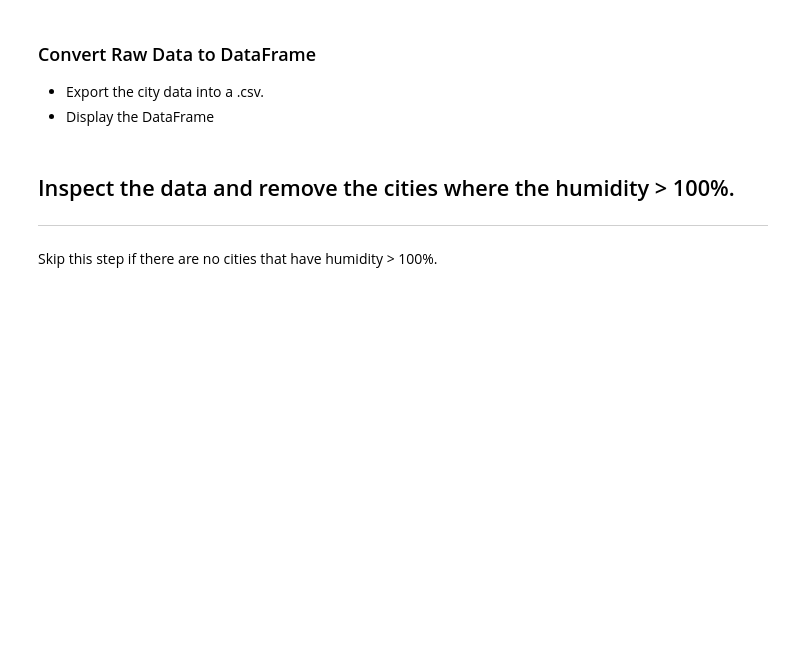
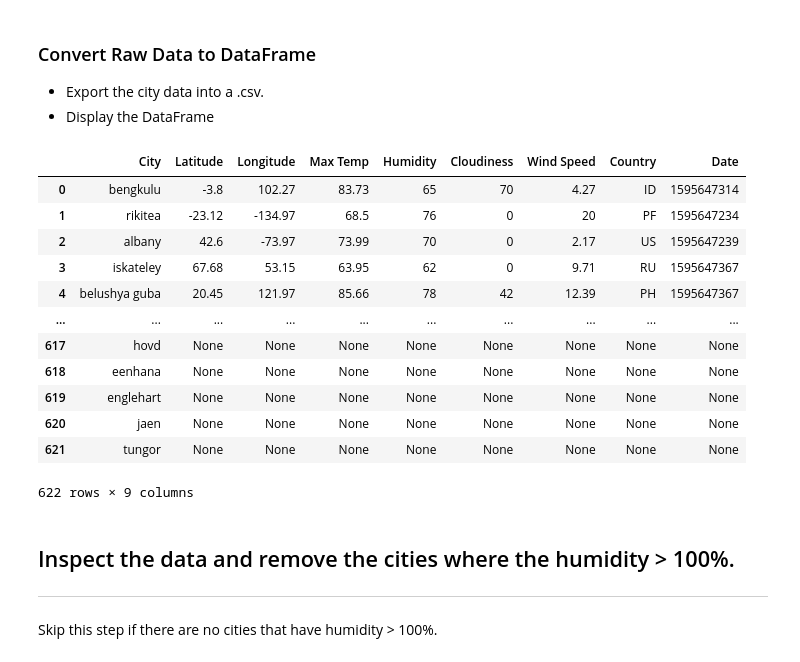
Before and after one commit to emilyfrels/python-api-challenge, a Jupyter notebook: WeatherPy/WeatherPy.ipynb, the cells around one changed output. Drawn from its saved outputs; the diff is of its cells as text; code cells hidden in the pictures; blank space fills up the shorter version.

Commit message:
Cleaned data and exported output to CSV

```diff
--- a/WeatherPy/WeatherPy.ipynb
+++ b/WeatherPy/WeatherPy.ipynb
@@ -34,8 +34,8 @@ cities = []
 
 # *******REMEMBER TO CHANGE THE SIZE BACK TO 1500********
 # Create a set of random lat and lng combinations
-lats = np.random.uniform(lat_range[0], lat_range[1], size=5)
-lngs = np.random.uniform(lng_range[0], lng_range[1], size=5)
+lats = np.random.uniform(lat_range[0], lat_range[1], size=1500)
+lngs = np.random.uniform(lng_range[0], lng_range[1], size=1500)
 lat_lngs = zip(lats, lngs)
 
 # Identify nearest city for each lat, lng combination
@@ -48,4 +48,3 @@ for lat_lng in lat_lngs:
 
 # Print the city count to confirm sufficient count
 len(cities)
-print(cities)
@@ -98,20 +118,35 @@ for city in cities:
 # %%
 # Create a dictionary so we can create a dataframe
 weather_data = {
     "City": cities,
     "Latitude": lat,
     "Longitude": long,
     "Max Temp": max_temp,
     "Humidity": humidity,
     "Cloudiness": cloudiness,
     "Wind Speed": wind_speed,
     "Country": country,
     "Date": date
 }
 
 # Create dataframe
-weather_data_df = pd.DataFrame(weather_data)
-weather_data_df.head()
+weather_data_df = pd.DataFrame.from_dict(weather_data, orient='index')
+weather_data_df = weather_data_df.transpose()
+weather_data_df
+# %% [output]
+|  | City | Latitude | Longitude | Max Temp | Humidity | Cloudiness | Wind Speed | Country | Date |
+| 0 | bengkulu | -3.8 | 102.27 | 83.73 | 65 | 70 | 4.27 | ID | 1595647314 |
+| 1 | rikitea | -23.12 | -134.97 | 68.5 | 76 | 0 | 20 | PF | 1595647234 |
+| 2 | albany | 42.6 | -73.97 | 73.99 | 70 | 0 | 2.17 | US | 1595647239 |
+| 3 | iskateley | 67.68 | 53.15 | 63.95 | 62 | 0 | 9.71 | RU | 1595647367 |
+| 4 | belushya guba | 20.45 | 121.97 | 85.66 | 78 | 42 | 12.39 | PH | 1595647367 |
+| ... | ... | ... | ... | ... | ... | ... | ... | ... | ... |
+| 617 | hovd | None | None | None | None | None | None | None | None |
+| 618 | eenhana | None | None | None | None | None | None | None | None |
+| 619 | englehart | None | None | None | None | None | None | None | None |
+| 620 | jaen | None | None | None | None | None | None | None | None |
+| 621 | tungor | None | None | None | None | None | None | None | None |
+622 rows × 9 columns
 # %%
 # Export dataframe to csv
 weather_data_df.to_csv(output_data_file)
```
Also changed, not shown: parts of 5 cells of this notebook, 1 other file.
